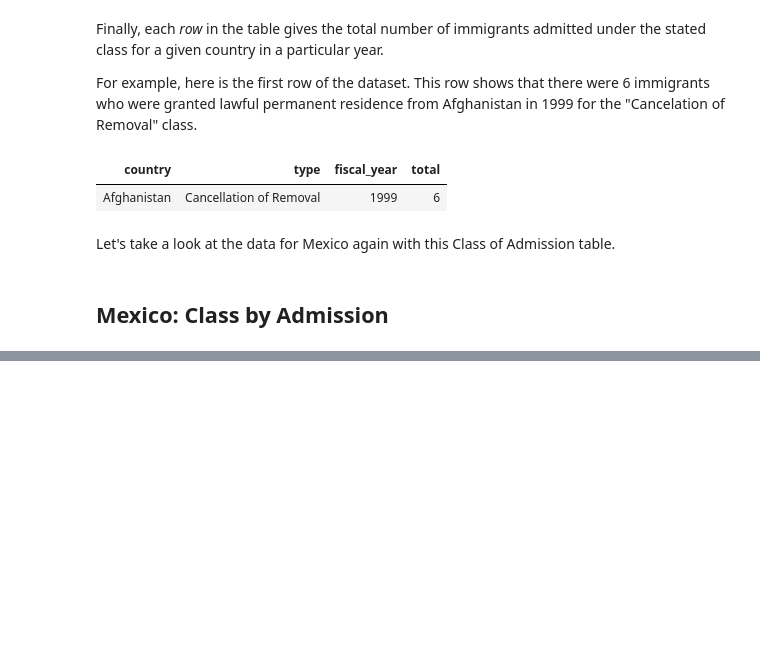
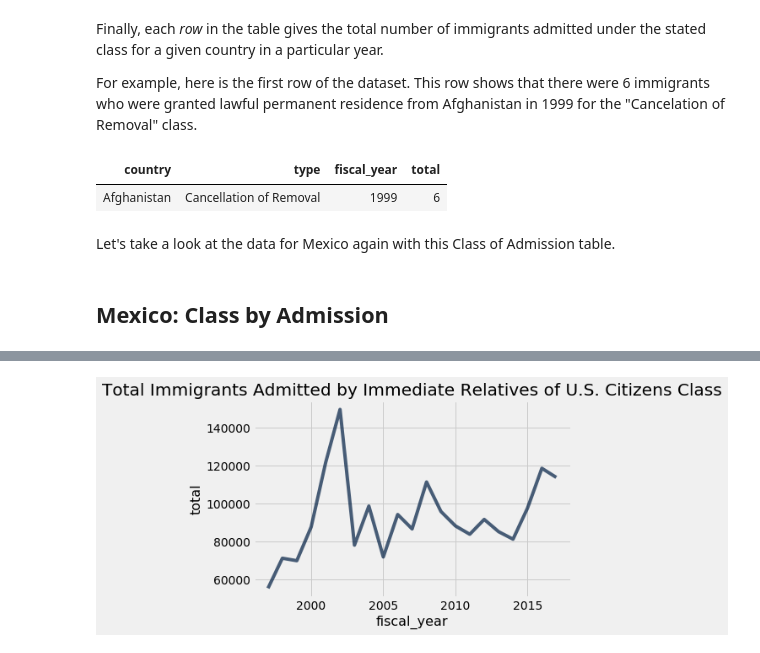
Before and after one commit to ds-modules/POLSCI-5, a Jupyter notebook: Immigration.ipynb, the cells around one changed output, grey strips where cells are left out. Drawn from its saved outputs; the diff is of its cells as text; code cells hidden in the pictures; blank space fills up the shorter version.

```diff
--- a/Immigration.ipynb
+++ b/Immigration.ipynb
@@ -281,0 +341,6 @@ mexico_class
+# %%
+immediate.plot('fiscal_year', 'total') #generates the line plot with fiscal_year on the x-axis and total on the y-axis
+plt.title('Total Immigrants Admitted by Immediate Relatives of U.S. Citizens Class') #titles the plot
+plt.show()
+# %% [output]
+[figure, added]
```
Also changed, not shown: parts of 15 cells of this notebook.
